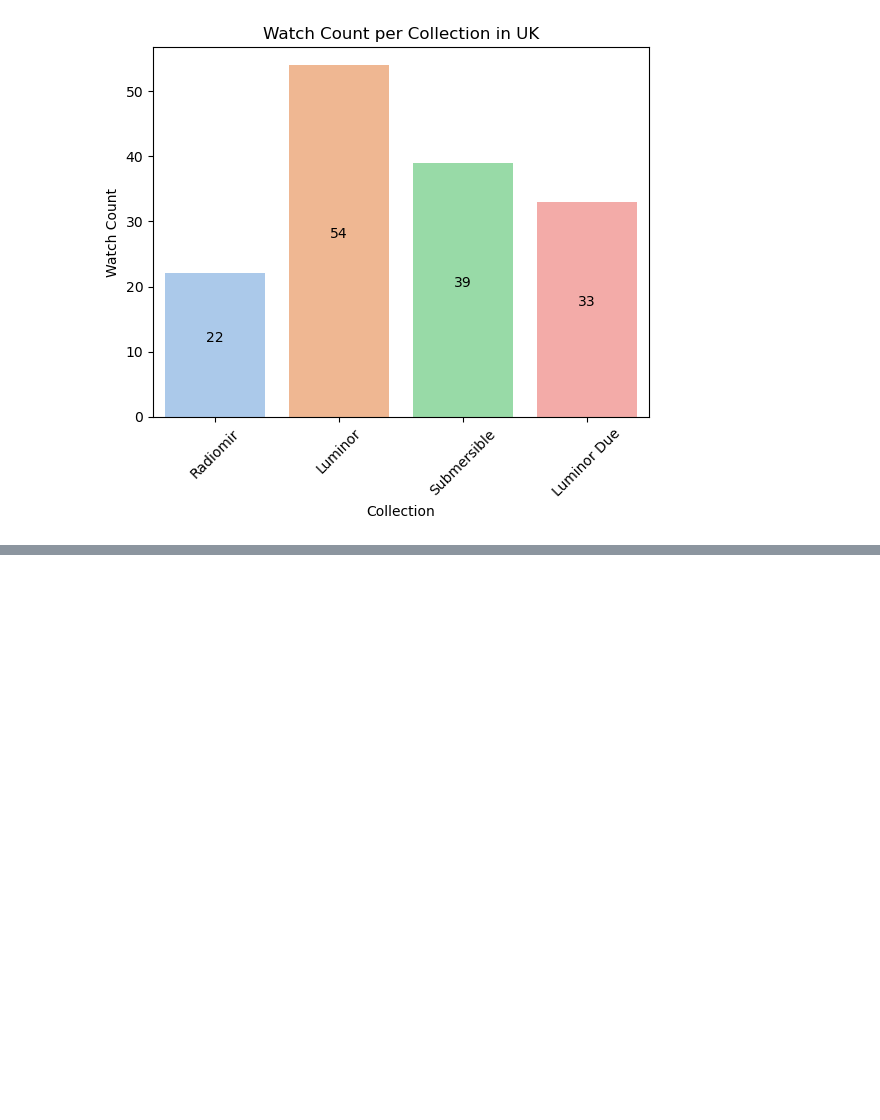
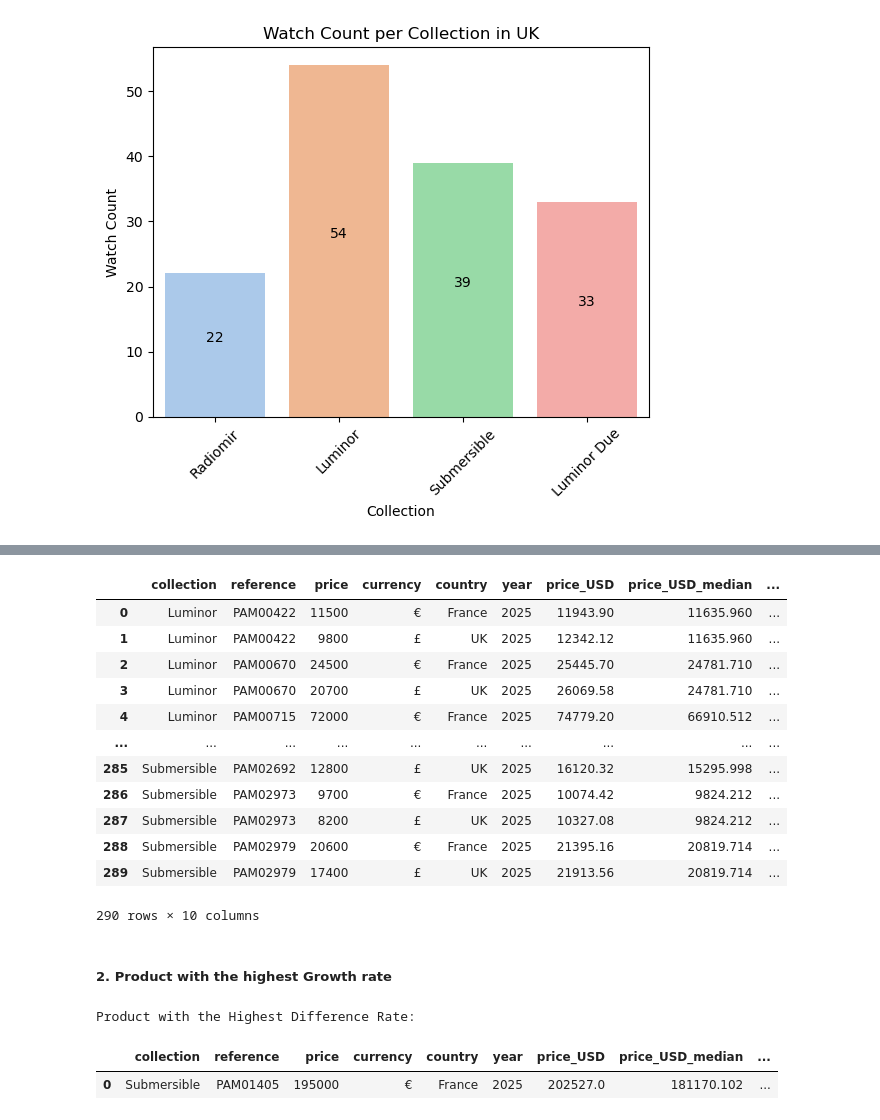
Before and after one commit to Ahak99/Data-Data-Challenge, a Jupyter notebook: notebook/Data&Data - EDA & Business Analysis for Panerai-2025.ipynb, the cells around one changed output, grey strips where cells are left out. Saved outputs shown, nothing was run; the diff lists cells and outputs as text; code cells hidden in the pictures; blank space fills up the shorter version.

```diff
--- a/notebook/Data&Data - EDA & Business Analysis for Panerai-2025.ipynb
+++ b/notebook/Data&Data - EDA & Business Analysis for Panerai-2025.ipynb
@@ -948,0 +550,18 @@ Total of Available products in USA : 99
+# %%
+# Compute the median price_USD for each reference
+median_by_reference = commun_data.groupby("reference")["price_USD"].median()
+# %%
+# Map the median price back to each row as a new column (optional)
+commun_data["price_USD_median"] = commun_data["reference"].map(median_by_reference)
+
+# Calculate the absolute difference between price_USD and the median
+commun_data["Price Difference"] = commun_data["price_USD"] - commun_data["price_USD_median"]
+
+# Calculate the rate (percentage difference) relative to the median
+commun_data["Difference Rate (%)"] = (commun_data["Price Difference"] / commun_data["price_USD_median"]) * 100
+
+# commun_data.drop("price_USD_median", axis=1, inplace=True)
+commun_data.sort_values(["reference", "country"], inplace=True)
+commun_data.reset_index(drop=True, inplace=True)
+
+commun_data.head()
@@ -948,0 +579,28 @@ Total of Available products in USA : 99
+# %%
+positive_Difference_Rate = commun_data[commun_data["Difference Rate (%)"] >= 0].reset_index(drop=True)
+positive_Difference_Rate
+# %% [output]
+|  | collection | reference | price | currency | country | year | price_USD | price_USD_median | ... |
+| 0 | Luminor | PAM00422 | 11500 | € | France | 2025 | 11943.90 | 11635.960 | ... |
+| 1 | Luminor | PAM00422 | 9800 | £ | UK | 2025 | 12342.12 | 11635.960 | ... |
+| 2 | Luminor | PAM00670 | 24500 | € | France | 2025 | 25445.70 | 24781.710 | ... |
+| 3 | Luminor | PAM00670 | 20700 | £ | UK | 2025 | 26069.58 | 24781.710 | ... |
+| 4 | Luminor | PAM00715 | 72000 | € | France | 2025 | 74779.20 | 66910.512 | ... |
+| ... | ... | ... | ... | ... | ... | ... | ... | ... | ... |
+| 285 | Submersible | PAM02692 | 12800 | £ | UK | 2025 | 16120.32 | 15295.998 | ... |
+| 286 | Submersible | PAM02973 | 9700 | € | France | 2025 | 10074.42 | 9824.212 | ... |
+| 287 | Submersible | PAM02973 | 8200 | £ | UK | 2025 | 10327.08 | 9824.212 | ... |
+| 288 | Submersible | PAM02979 | 20600 | € | France | 2025 | 21395.16 | 20819.714 | ... |
+| 289 | Submersible | PAM02979 | 17400 | £ | UK | 2025 | 21913.56 | 20819.714 | ... |
+290 rows × 10 columns
+# %% [markdown]
+##### 2. Product with the highest Growth rate
+# %%
+highest_Difference_Rate = commun_data.nlargest(1, 'Difference Rate (%)').reset_index(drop=True)
+
+print("\nProduct with the Highest Difference Rate:")
+highest_Difference_Rate
+# %% [output]
+Product with the Highest Difference Rate:
+|  | collection | reference | price | currency | country | year | price_USD | price_USD_median | ... |
+| 0 | Submersible | PAM01405 | 195000 | € | France | 2025 | 202527.0 | 181170.102 | ... |
```
Also changed, not shown: parts of 98 cells of this notebook, 3 other files.
